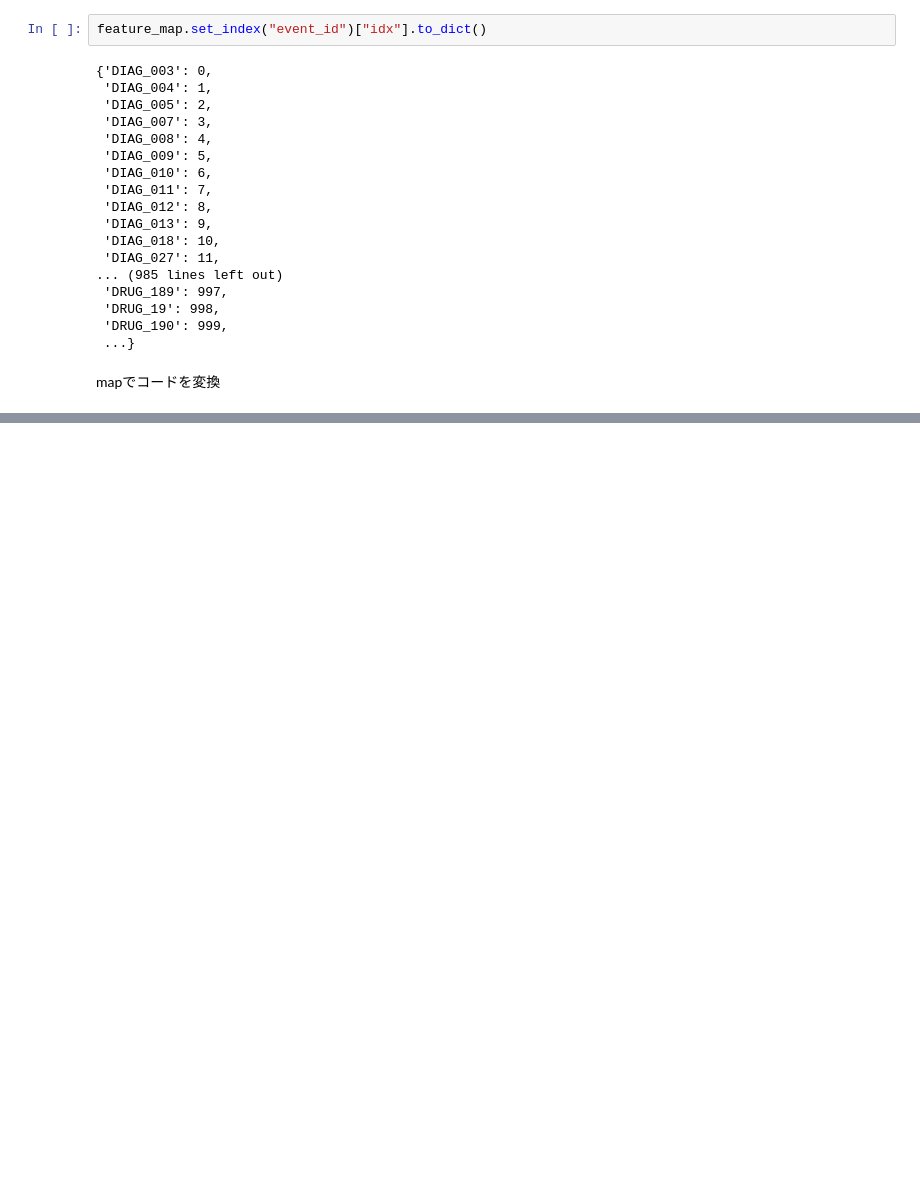
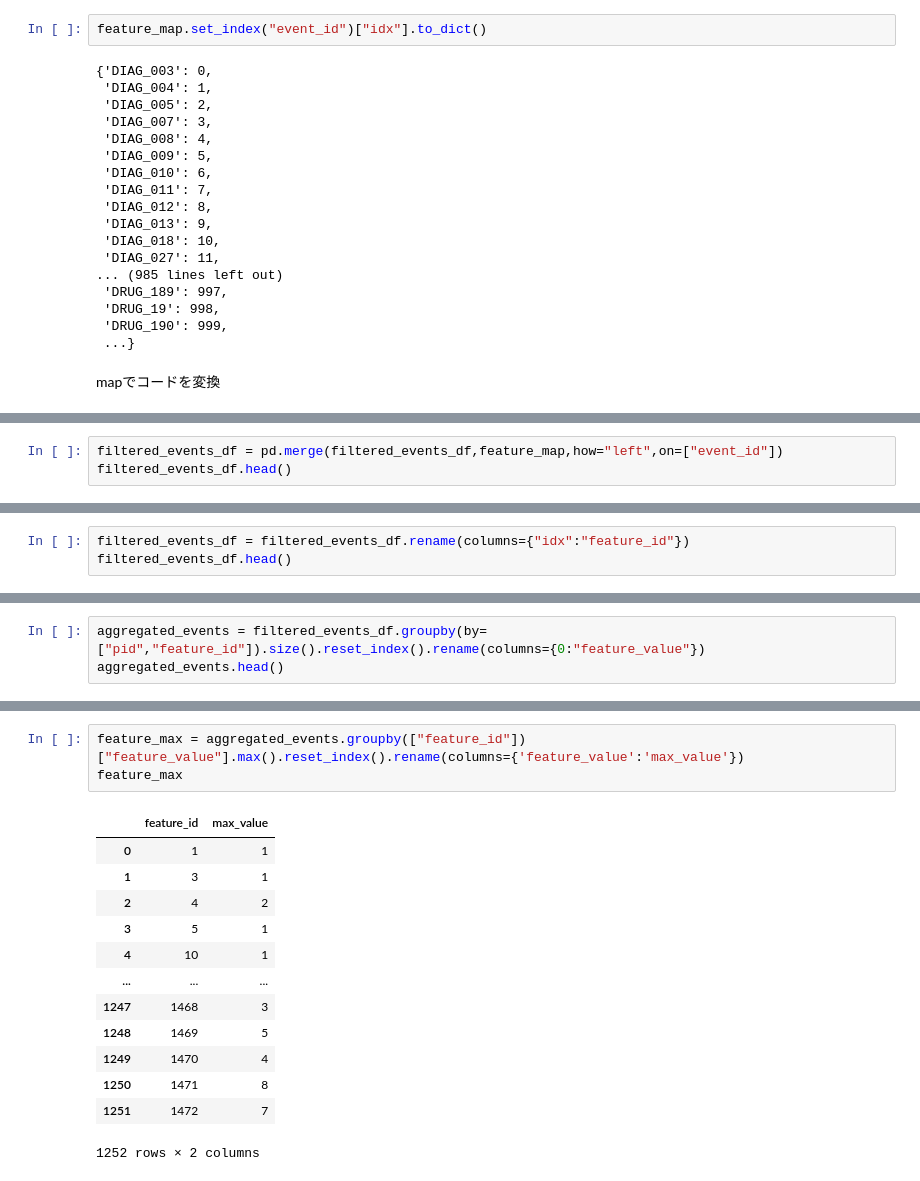
Before and after one commit to niikun/DL_for_health_care, a Jupyter notebook: HW1.ipynb, the cells around one changed output, grey strips where cells are left out. Saved outputs shown, nothing was run; the diff lists cells and outputs as text; blank space fills up the shorter version.

```diff
--- a/HW1.ipynb
+++ b/HW1.ipynb
@@ -774,0 +906,3 @@ test_df_grouped
+# %%
+filtered_events_df = pd.merge(filtered_events_df,feature_map,how="left",on=["event_id"])
+filtered_events_df.head()
@@ -774,0 +916,3 @@ test_df_grouped
+# %%
+filtered_events_df = filtered_events_df.rename(columns={"idx":"feature_id"})
+filtered_events_df.head()
@@ -774,0 +929,3 @@ test_df_grouped
+# %%
+aggregated_events = filtered_events_df.groupby(by=["pid","feature_id"]).size().reset_index().rename(columns={0:"feature_value"})
+aggregated_events.head()
@@ -774,0 +939,17 @@ test_df_grouped
+# %%
+feature_max = aggregated_events.groupby(["feature_id"])["feature_value"].max().reset_index().rename(columns={'feature_value':'max_value'})
+feature_max
+# %% [output]
+|  | feature_id | max_value |
+| 0 | 1 | 1 |
+| 1 | 3 | 1 |
+| 2 | 4 | 2 |
+| 3 | 5 | 1 |
+| 4 | 10 | 1 |
+| ... | ... | ... |
+| 1247 | 1468 | 3 |
+| 1248 | 1469 | 5 |
+| 1249 | 1470 | 4 |
+| 1250 | 1471 | 8 |
+| 1251 | 1472 | 7 |
+1252 rows × 2 columns
```
Also changed, not shown: parts of 25 cells of this notebook.
